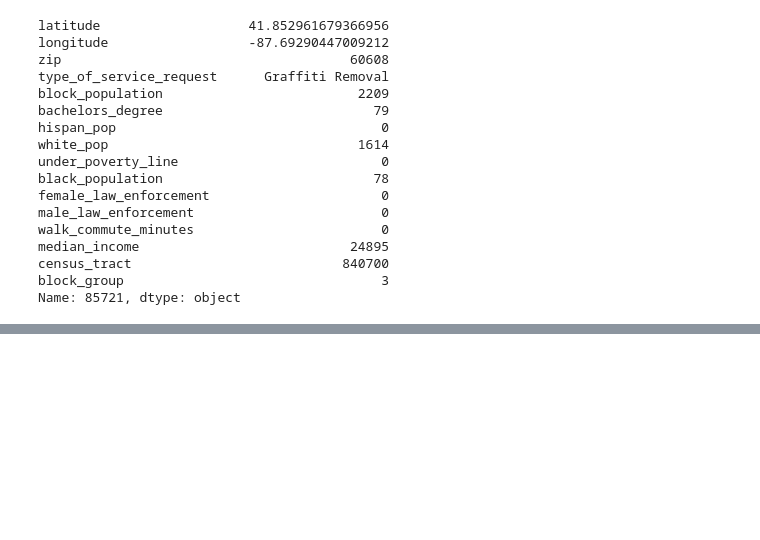
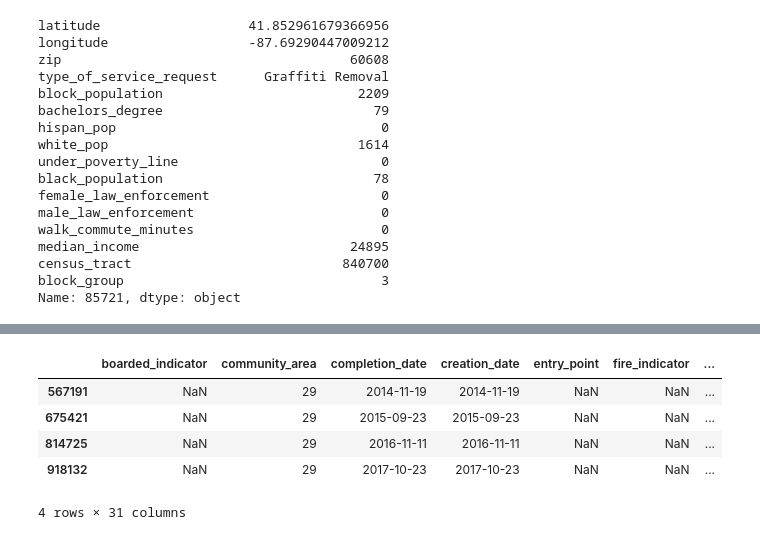
Before and after one commit to lorenh516/exploration_311, a Jupyter notebook: chicago_svc_req_exploration.ipynb, the cells around one changed output, grey strips where cells are left out. Cells and saved outputs as stored; diff of their text form; code cells hidden in the pictures; blank space fills up the shorter version.

```diff
--- a/chicago_svc_req_exploration.ipynb
+++ b/chicago_svc_req_exploration.ipynb
@@ -511,0 +542,10 @@ eval_df.head()
+# %%
+focus = clean_311[clean_311['street_address'] == '3600 W ROOSEVELT RD']
+focus
+# %% [output]
+|  | boarded_indicator | community_area | completion_date | creation_date | entry_point | fire_indicator | ... |
+| 567191 | NaN | 29 | 2014-11-19 | 2014-11-19 | NaN | NaN | ... |
+| 675421 | NaN | 29 | 2015-09-23 | 2015-09-23 | NaN | NaN | ... |
+| 814725 | NaN | 29 | 2016-11-11 | 2016-11-11 | NaN | NaN | ... |
+| 918132 | NaN | 29 | 2017-10-23 | 2017-10-23 | NaN | NaN | ... |
+4 rows × 31 columns
```
Also changed, not shown: parts of 32 cells of this notebook.
